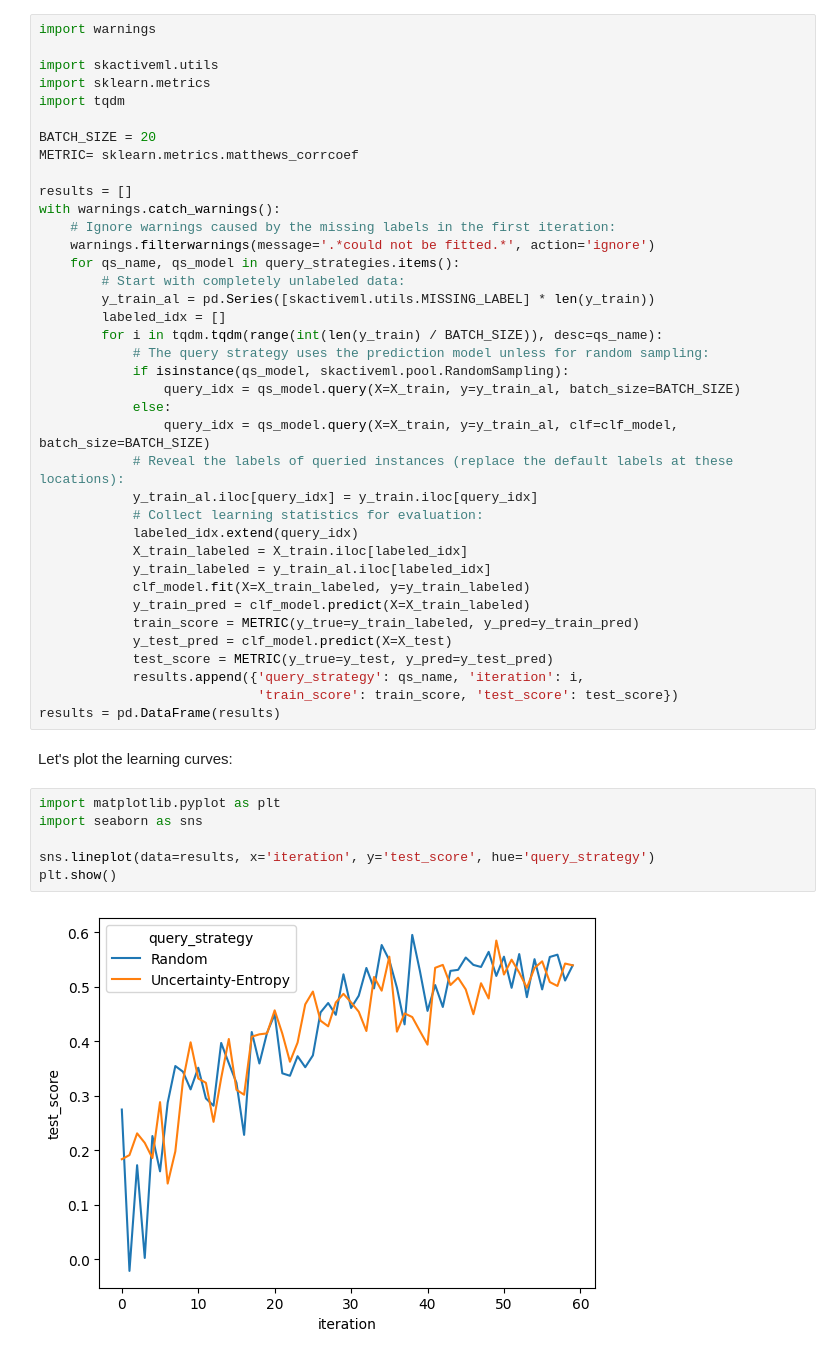
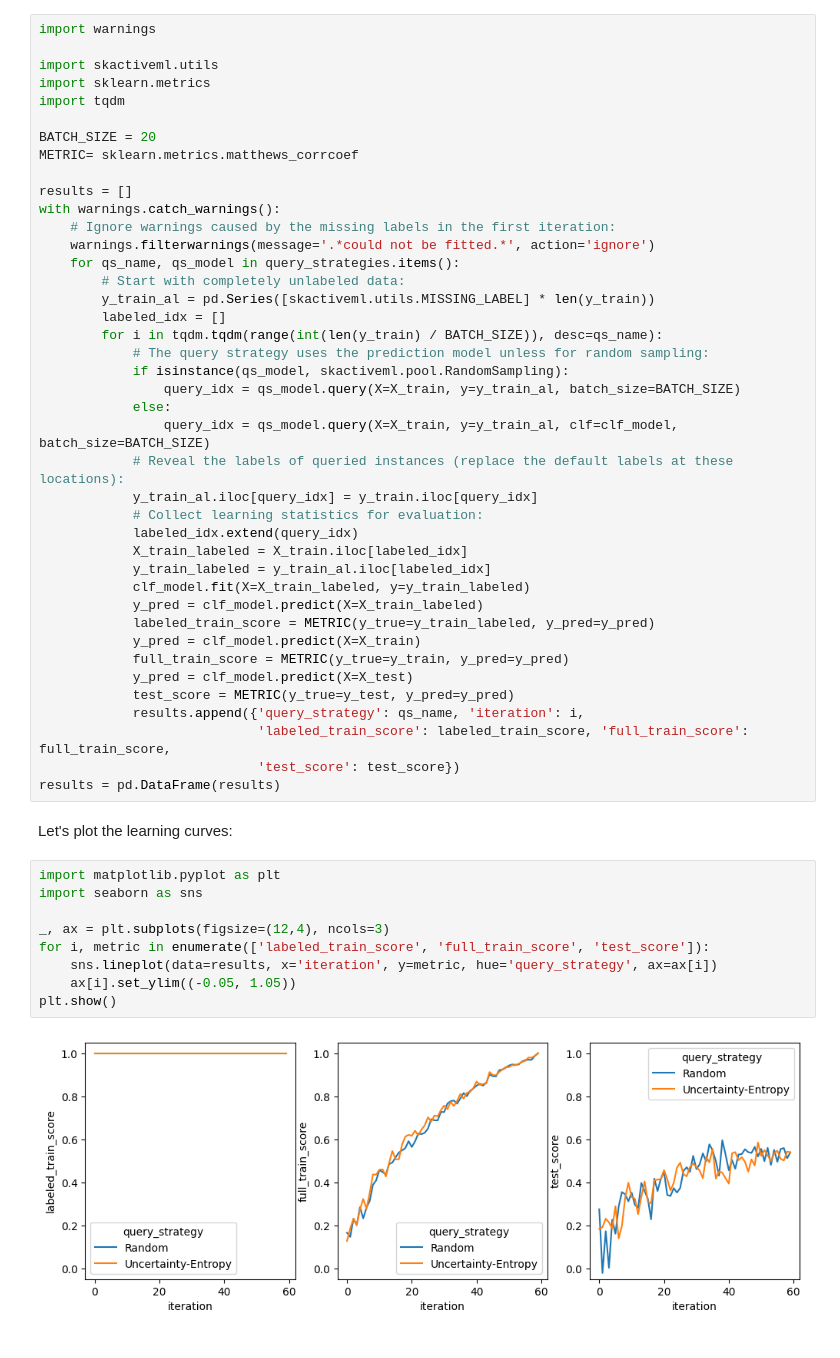
Before and after one commit to Jakob-Bach/DS-Lab-2023, a Jupyter notebook: Task_2a_Active_Learning_for_SAT_Solving/Active_Learning_Demo.ipynb, the cells around one changed output. Cells and saved outputs as stored; diff of their text form.

Commit message:
Extend evaluation in AL demo for Task 2a (SAT)
Do not only measure the training score on the labeled part of the
training set but also on the complete training set.

```diff
--- a/Task_2a_Active_Learning_for_SAT_Solving/Active_Learning_Demo.ipynb
+++ b/Task_2a_Active_Learning_for_SAT_Solving/Active_Learning_Demo.ipynb
@@ -76,20 +76,26 @@ with warnings.catch_warnings():
             X_train_labeled = X_train.iloc[labeled_idx]
             y_train_labeled = y_train_al.iloc[labeled_idx]
             clf_model.fit(X=X_train_labeled, y=y_train_labeled)
-            y_train_pred = clf_model.predict(X=X_train_labeled)
-            train_score = METRIC(y_true=y_train_labeled, y_pred=y_train_pred)
-            y_test_pred = clf_model.predict(X=X_test)
-            test_score = METRIC(y_true=y_test, y_pred=y_test_pred)
+            y_pred = clf_model.predict(X=X_train_labeled)
+            labeled_train_score = METRIC(y_true=y_train_labeled, y_pred=y_pred)
+            y_pred = clf_model.predict(X=X_train)
+            full_train_score = METRIC(y_true=y_train, y_pred=y_pred)
+            y_pred = clf_model.predict(X=X_test)
+            test_score = METRIC(y_true=y_test, y_pred=y_pred)
             results.append({'query_strategy': qs_name, 'iteration': i,
-                            'train_score': train_score, 'test_score': test_score})
+                            'labeled_train_score': labeled_train_score, 'full_train_score': full_train_score,
+                            'test_score': test_score})
 results = pd.DataFrame(results)
 # %% [markdown]
 Let's plot the learning curves:
 # %%
 import matplotlib.pyplot as plt
 import seaborn as sns
 
-sns.lineplot(data=results, x='iteration', y='test_score', hue='query_strategy')
+_, ax = plt.subplots(figsize=(12,4), ncols=3)
+for i, metric in enumerate(['labeled_train_score', 'full_train_score', 'test_score']):
+    sns.lineplot(data=results, x='iteration', y=metric, hue='query_strategy', ax=ax[i])
+    ax[i].set_ylim((-0.05, 1.05))
 plt.show()
 # %% [output]
-[figure, old version]
+[figure, new version]
```
